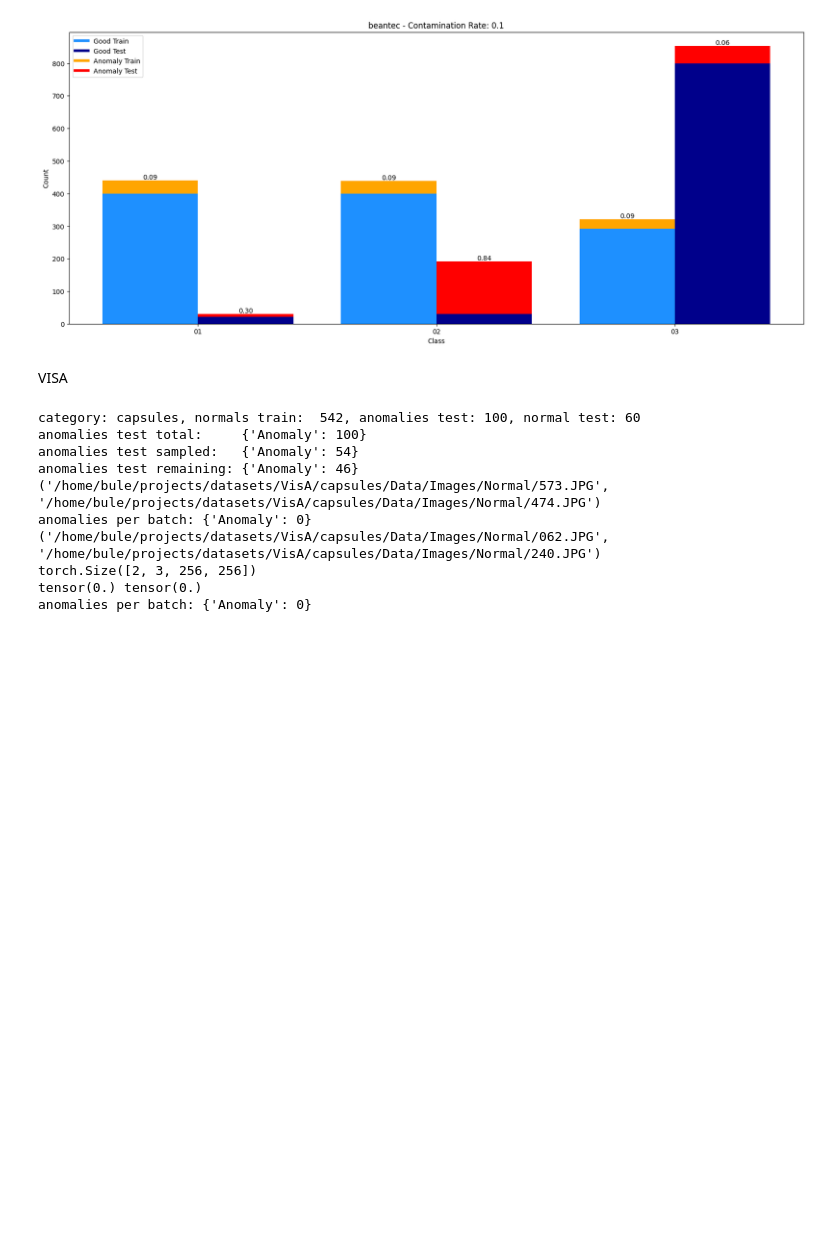
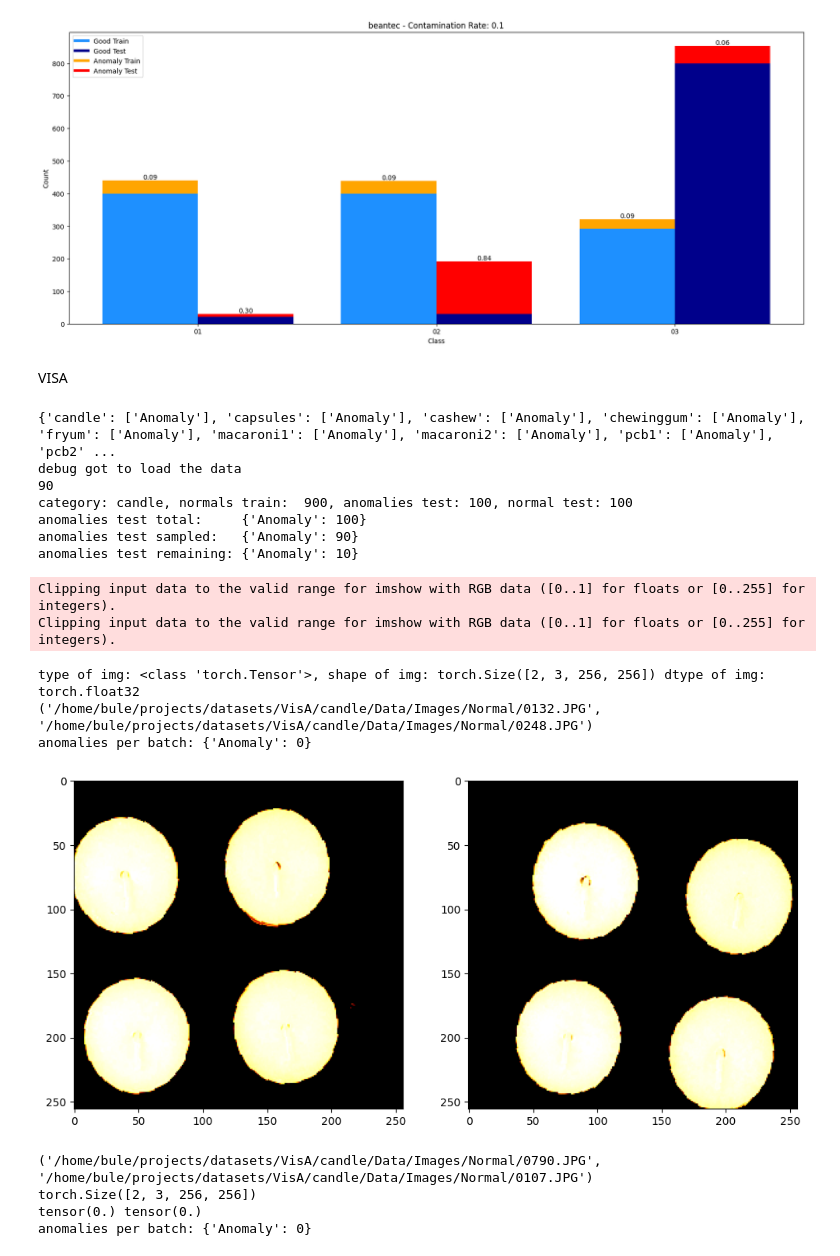
Before and after one commit to buehlpa/UTRAD, a Jupyter notebook: dev_contam_dataloader.ipynb, the cells around one changed output. Drawn from its saved outputs; the diff is of its cells as text; code cells hidden in the pictures; blank space fills up the shorter version.

```diff
--- a/dev_contam_dataloader.ipynb
+++ b/dev_contam_dataloader.ipynb
@@ -1141,14 +1166,13 @@ anomaly_categories={
     "pcb2":["Anomaly"],
     "pcb3":["Anomaly"],
     "pcb4": ["Anomaly"],
-    "pype_fryum": ["Anomaly"]
+    "pipe_fryum": ["Anomaly"]
     }
-
 
 
 #args = TrainOptions().parse() # surpass kernelerror with this:
 class TrainOptions:
-    def __init__(self,category='capsules'):
+    def __init__(self,category='candle'):
         self.exp_name = "Exp_19_06_24"
         self.epoch_start = 0
         self.epoch_num = 150
@@ -1186,43 +1210,58 @@ try:
     setattr(args, 'dataset_parameters', dataset_parameters)
 except FileNotFoundError:
     print(f"Configuration file for {args.data_set} not found. Proceeding with default parameters.")
     setattr(args, 'dataset_parameters', {})
 
 
 train_dataloader, valid_dataloader , test_dataloader = get_dataloader(args)
 
 dataiter = iter(train_dataloader)
 
 try:
-    images, _ = next(dataiter)
+    images, tensor = next(dataiter)
+
+    print(f'type of img: {type(tensor)}, shape of img: {tensor.shape} dtype of img: {tensor.dtype}')
     print(images)# Use next() function to get the next batch
     print(f'anomalies per batch: {count_files_by_class(images, anomaly_categories[args.data_category])}')
 
 except ValueError:  # Adjust this based on the structure your dataloader returns
     print("Error: Adjust the unpacking based on your dataloader's return value")
+
+
+fig, axes = plt.subplots(1, 2, figsize=(12, 6))
+axes[0].imshow(tensor[0].permute(1, 2, 0).numpy())
+axes[1].imshow(tensor[1].permute(1, 2, 0).numpy())
+plt.show()
 
 dataiter_test = iter(test_dataloader)
 
 try:
     filename, img, ground_truth, _ = next(dataiter_test)
     print(filename)# Use next() function to get the next batch
     print(img.size())
     print(ground_truth.max(),ground_truth.min())
     print(f'anomalies per batch: {count_files_by_class(images, anomaly_categories[args.data_category])}')
 
 except ValueError:  # Adjust this based on the structure your dataloader returns
     print("Error: Adjust the unpacking based on your dataloader's return value")
 # %% [output]
-category: capsules, normals train:  542, anomalies test: 100, normal test: 60
+{'candle': ['Anomaly'], 'capsules': ['Anomaly'], 'cashew': ['Anomaly'], 'chewinggum': ['Anomaly'], 'fryum': ['Anomaly'], 'macaroni1': ['Anomaly'], 'macaroni2': ['Anomaly'], 'pcb1': ['Anomaly'], 'pcb2' ...
+debug got to load the data
+90
+category: candle, normals train:  900, anomalies test: 100, normal test: 100
 anomalies test total:     {'Anomaly': 100}
-anomalies test sampled:   {'Anomaly': 54}
-anomalies test remaining: {'Anomaly': 46}
-('/home/bule/projects/datasets/VisA/capsules/Data/Images/Normal/573.JPG', '/home/bule/projects/datasets/VisA/capsules/Data/Images/Normal/474.JPG')
-anomalies per batch: {'Anomaly': 0}
-('/home/bule/projects/datasets/VisA/capsules/Data/Images/Normal/062.JPG', '/home/bule/projects/datasets/VisA/capsules/Data/Images/Normal/240.JPG')
-torch.Size([2, 3, 256, 256])
-tensor(0.) tensor(0.)
-anomalies per batch: {'Anomaly': 0}
+anomalies test sampled:   {'Anomaly': 90}
+anomalies test remaining: {'Anomaly': 10}
+Clipping input data to the valid range for imshow with RGB data ([0..1] for floats or [0..255] for integers).
+Clipping input data to the valid range for imshow with RGB data ([0..1] for floats or [0..255] for integers).
+type of img: <class 'torch.Tensor'>, shape of img: torch.Size([2, 3, 256, 256]) dtype of img: torch.float32
+('/home/bule/projects/datasets/VisA/candle/Data/Images/Normal/0132.JPG', '/home/bule/projects/datasets/VisA/candle/Data/Images/Normal/0248.JPG')
+anomalies per batch: {'Anomaly': 0}
+[figure, added]
+('/home/bule/projects/datasets/VisA/candle/Data/Images/Normal/0790.JPG', '/home/bule/projects/datasets/VisA/candle/Data/Images/Normal/0107.JPG')
+torch.Size([2, 3, 256, 256])
+tensor(0.) tensor(0.)
+anomalies per batch: {'Anomaly': 0}
 # %%
 res_df=pd.DataFrame({'class':[],'categories':[],'good_images':[],'anomalies':[],'ratios':[]})
 
```
Also changed, not shown: parts of 13 cells of this notebook, 3 other files.
